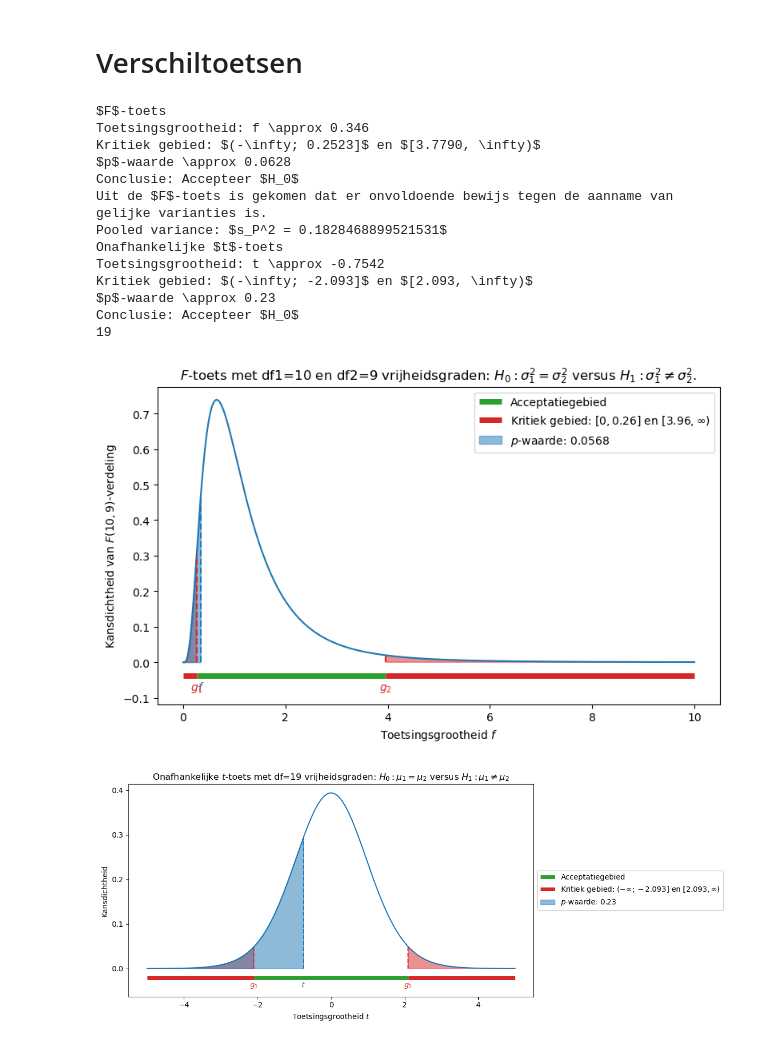
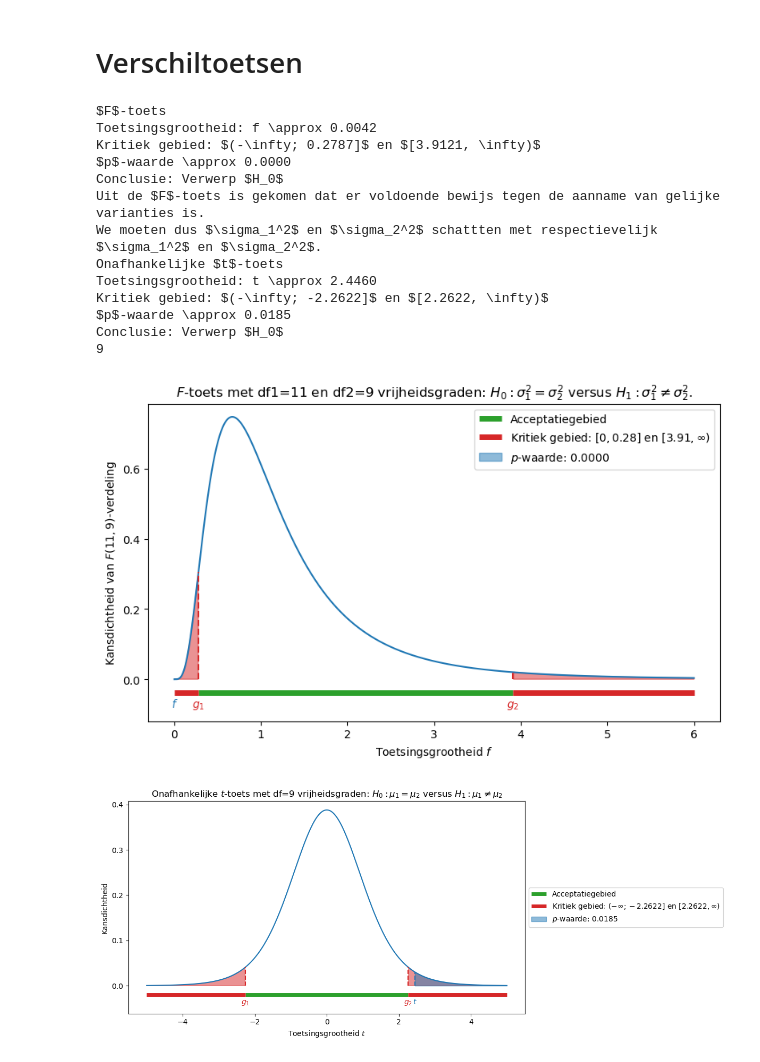
Before and after one commit to DBlom96/Statistiek, a Jupyter notebook: Python/statistics_utils/notebooks/two_sample_tests.ipynb, the cells around one changed output. Cells and saved outputs as stored; diff of their text form; code cells hidden in the pictures.

```diff
--- a/Python/statistics_utils/notebooks/two_sample_tests.ipynb
+++ b/Python/statistics_utils/notebooks/two_sample_tests.ipynb
@@ -253,40 +253,40 @@ def onafhankelijke_t_toets(sample1, sample2, alpha=0.05, toetstype="tweezijdig")
     return t_statistic, df, critical_region, p_value, conclusion
 # %%
 # Voor gegevens
-data1 = [4.8, 5.1, 4.5, 5.4, 4.9, 5.0, 4.7, 5.3, 4.6, 5.2]  # Reactietijd boordcomputer A
-data2 = [4.9, 5.1, 4.4, 5.0, 5.7, 5.3, 4.8, 5.2, 5.5, 5.9, 4.2] # Reactietijd boordcomputer B
+data1 = [12.1, 11.9, 12.3, 11.8, 12.2, 12.0, 11.9, 12.4, 11.7, 12.1, 12.0, 11.8]  # Levertijd leverancier A
+data2 = [11.9, 7.3, 14.7, 6.0, 13.6, 8.0, 9.3, 5.0, 7.6, 11.4] # Levertijd leverancier B
 alpha = 0.05
 toetstype = "tweezijdig"
 
-f_statistic, dfd, dfn, critical_region, p_value, conclusion = F_toets(data1, data2, alpha)
+f_statistic, dfn, dfd, critical_region, p_value, conclusion = F_toets(data1, data2, alpha)
 print("$F$-toets")
 print(f"Toetsingsgrootheid: f \\approx {pretty_print(f_statistic)}")
 print(f"Kritiek gebied: {critical_region}")
 print(f"$p$-waarde \\approx {pretty_print(p_value)}")
 print(f"Conclusie: {conclusion}")
-plot_F_toets(f_statistic, alpha, dfn, dfd, filename=FIGURE_PATH + "exam20260519_Ftest.png")
+plot_F_toets(f_statistic, alpha, dfn, dfd, filename=FIGURE_PATH + "exam20260724_Ftest.png")
 
 toetstype = "tweezijdig"
 t_statistic, df, critical_region, p_value, conclusion = onafhankelijke_t_toets(data1, data2, alpha, toetstype)
 print("Onafhankelijke $t$-toets")
 print(f"Toetsingsgrootheid: t \\approx {pretty_print(t_statistic)}")
 print(f"Kritiek gebied: {critical_region}")
 print(f"$p$-waarde \\approx {pretty_print(p_value)}")
 print(f"Conclusie: {conclusion}")
-plot_t_toets(t_statistic, alpha, df, toetstype, filename=FIGURE_PATH + "exam20260519_ttest.png")
+plot_t_toets(t_statistic, alpha, df, toetstype, filename=FIGURE_PATH + "exam20260724_ttest.png")
 # %% [output]
 $F$-toets
-Toetsingsgrootheid: f \approx 0.346
-Kritiek gebied: $(-\infty; 0.2523]$ en $[3.7790, \infty)$
-$p$-waarde \approx 0.0628
-Conclusie: Accepteer $H_0$
-Uit de $F$-toets is gekomen dat er onvoldoende bewijs tegen de aanname van gelijke varianties is.
-Pooled variance: $s_P^2 = 0.1828468899521531$
+Toetsingsgrootheid: f \approx 0.0042
+Kritiek gebied: $(-\infty; 0.2787]$ en $[3.9121, \infty)$
+$p$-waarde \approx 0.0000
+Conclusie: Verwerp $H_0$
+Uit de $F$-toets is gekomen dat er voldoende bewijs tegen de aanname van gelijke varianties is.
+We moeten dus $\sigma_1^2$ en $\sigma_2^2$ schattten met respectievelijk $\sigma_1^2$ en $\sigma_2^2$.
 Onafhankelijke $t$-toets
-Toetsingsgrootheid: t \approx -0.7542
-Kritiek gebied: $(-\infty; -2.093]$ en $[2.093, \infty)$
-$p$-waarde \approx 0.23
-Conclusie: Accepteer $H_0$
-19
+Toetsingsgrootheid: t \approx 2.4460
+Kritiek gebied: $(-\infty; -2.2622]$ en $[2.2622, \infty)$
+$p$-waarde \approx 0.0185
+Conclusie: Verwerp $H_0$
+9
-[figure, old version]
+[figure, new version]
-[figure, old version]
+[figure, new version]
```
Also changed, not shown: 37 other files.
